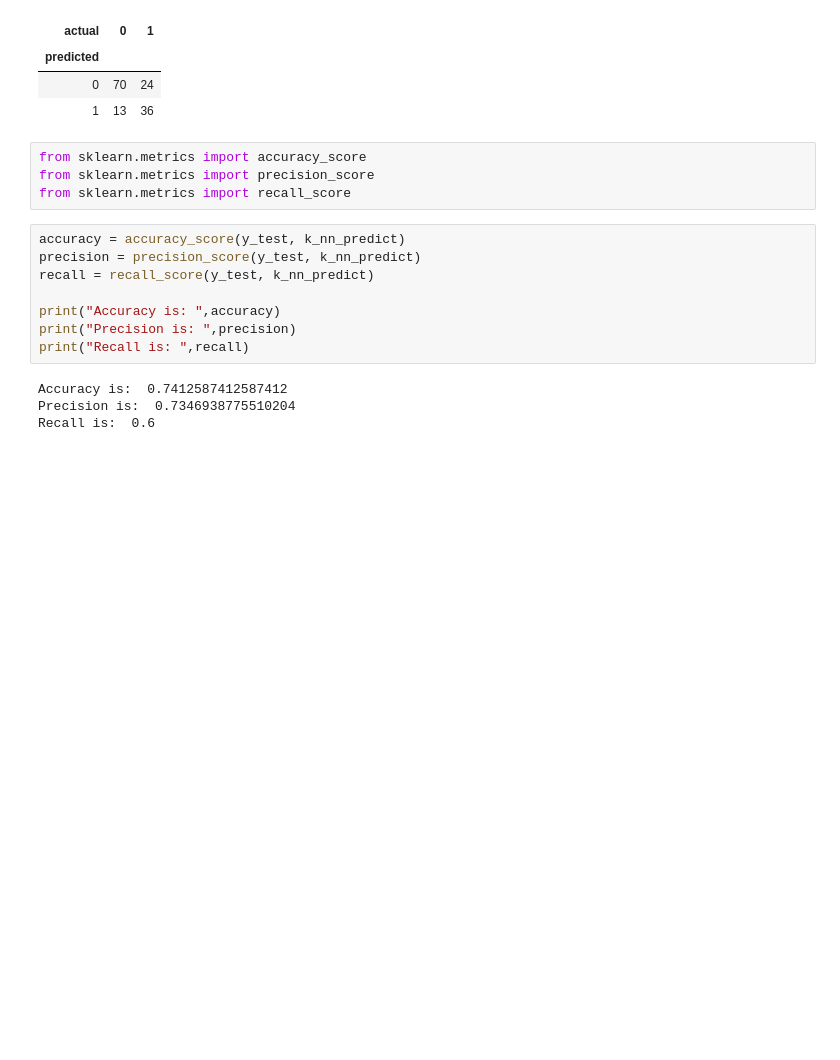
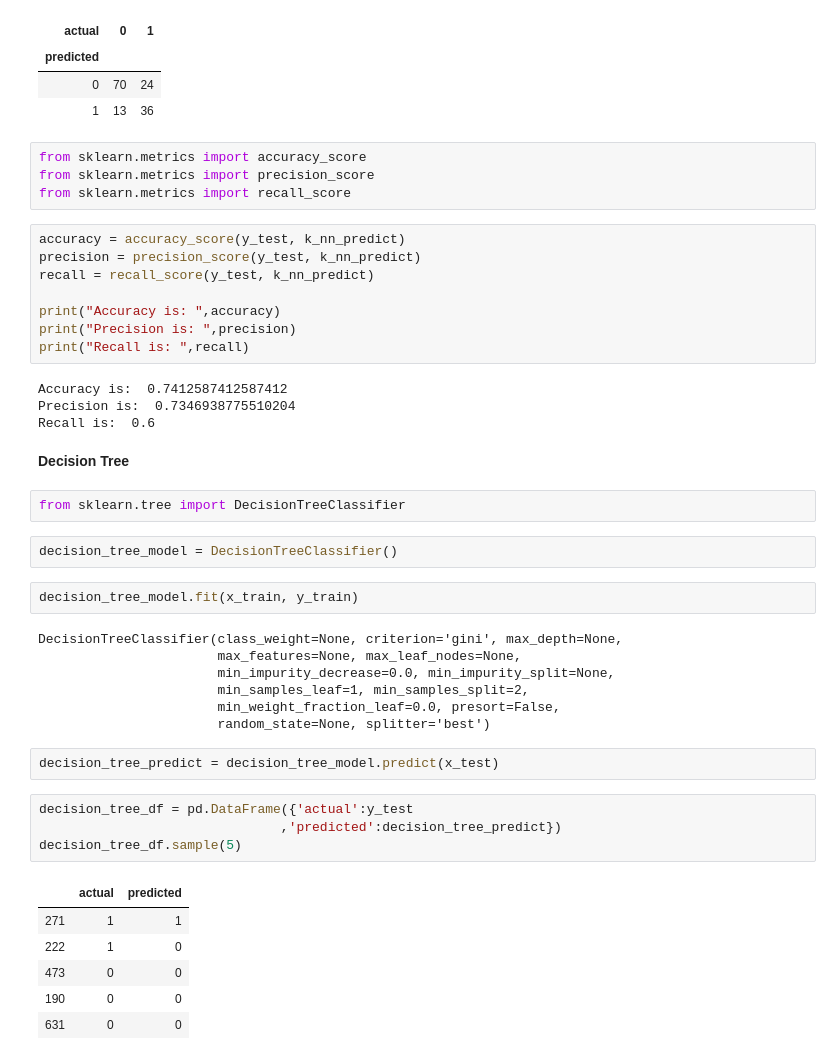
Before and after one commit to AkshaanB/Titanic-Data-Analysis, a Jupyter notebook: Titanic Data Analysis-New Version.ipynb, the cells around one changed output. Saved outputs shown, nothing was run; the diff lists cells and outputs as text; blank space fills up the shorter version.

```diff
--- a/Titanic Data Analysis-New Version.ipynb
+++ b/Titanic Data Analysis-New Version.ipynb
@@ -491,3 +491,31 @@ print("Recall is: ",recall)
 Accuracy is:  0.7412587412587412
 Precision is:  0.7346938775510204
 Recall is:  0.6
+# %% [markdown]
+**Decision Tree**
+# %%
+from sklearn.tree import DecisionTreeClassifier
+# %%
+decision_tree_model = DecisionTreeClassifier()
+# %%
+decision_tree_model.fit(x_train, y_train)
+# %% [output]
+DecisionTreeClassifier(class_weight=None, criterion='gini', max_depth=None,
+                       max_features=None, max_leaf_nodes=None,
+                       min_impurity_decrease=0.0, min_impurity_split=None,
+                       min_samples_leaf=1, min_samples_split=2,
+                       min_weight_fraction_leaf=0.0, presort=False,
+                       random_state=None, splitter='best')
+# %%
+decision_tree_predict = decision_tree_model.predict(x_test)
+# %%
+decision_tree_df = pd.DataFrame({'actual':y_test
+                               ,'predicted':decision_tree_predict})
+decision_tree_df.sample(5)
+# %% [output]
+|  | actual | predicted |
+| 271 | 1 | 1 |
+| 222 | 1 | 0 |
+| 473 | 0 | 0 |
+| 190 | 0 | 0 |
+| 631 | 0 | 0 |
```
Also changed, not shown: parts of 5 cells of this notebook.
